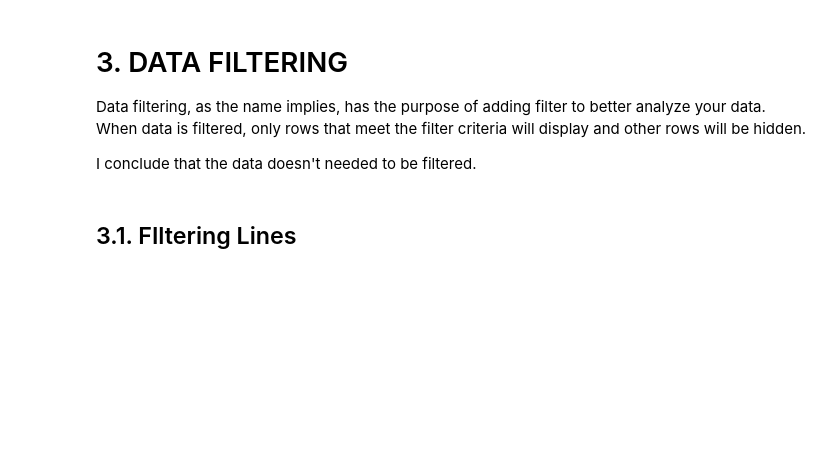
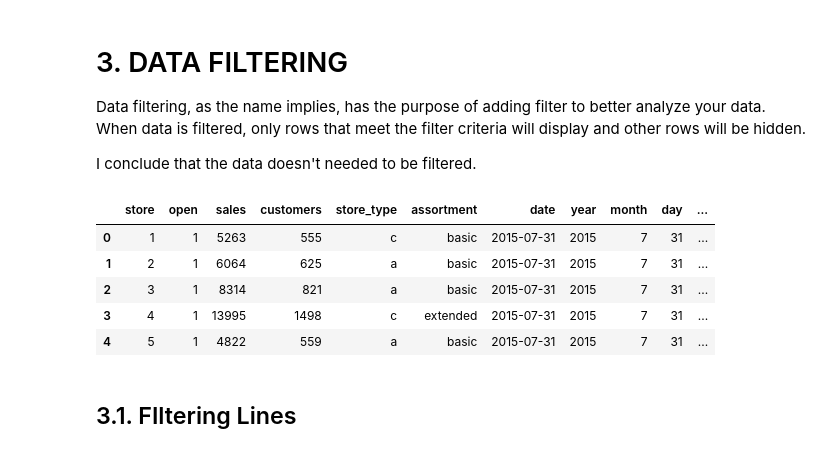
Before and after one commit to Guilherme-Souza-Bastos/rossman_forecast_sales, a Jupyter notebook: jupyter_notebook/rossman_forecast_sales.ipynb, the cells around one changed output. Cells and saved outputs as stored; diff of their text form; code cells hidden in the pictures; blank space fills up the shorter version.

Commit message:
NEW: dataset/df2.csv and df3.csv |---| MODIFIED: jupyter_notebook/rossman_forecast_sales.ipynb ; Section 2 - Feature Engineering , Section 3 - Data Filtering

```diff
--- a/jupyter_notebook/rossman_forecast_sales.ipynb
+++ b/jupyter_notebook/rossman_forecast_sales.ipynb
@@ -374,5 +422,16 @@ df2.head()
 Data filtering, as the name implies, has the purpose of adding filter to better analyze your data. When data is filtered, only rows that meet the filter criteria will display and other rows will be hidden.
 
 I conclude that the data doesn't needed to be filtered.
+# %%
+df3 = pd.read_csv('C:/Users/Guilherme/Documents/repos/rossman_forecast_sales/dataset/df2.csv', low_memory=False)
+df3['date'] = pd.to_datetime( df3['date'] )
+df3.head()
+# %% [output]
+|  | store | open | sales | customers | store_type | assortment | date | year | month | day | ... |
+| 0 | 1 | 1 | 5263 | 555 | c | basic | 2015-07-31 | 2015 | 7 | 31 | ... |
+| 1 | 2 | 1 | 6064 | 625 | a | basic | 2015-07-31 | 2015 | 7 | 31 | ... |
+| 2 | 3 | 1 | 8314 | 821 | a | basic | 2015-07-31 | 2015 | 7 | 31 | ... |
+| 3 | 4 | 1 | 13995 | 1498 | c | extended | 2015-07-31 | 2015 | 7 | 31 | ... |
+| 4 | 5 | 1 | 4822 | 559 | a | basic | 2015-07-31 | 2015 | 7 | 31 | ... |
 # %% [markdown]
 ## 3.1. FIltering Lines
```
Also changed, not shown: parts of 38 cells of this notebook, 3 other files.
